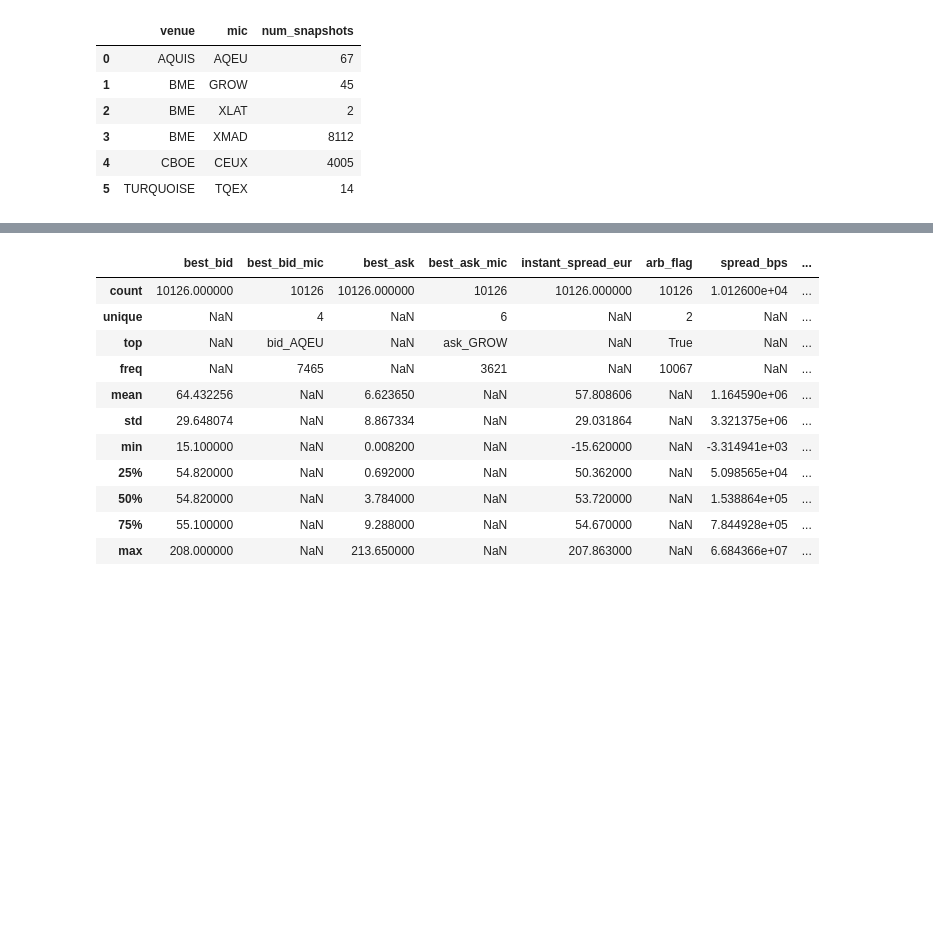
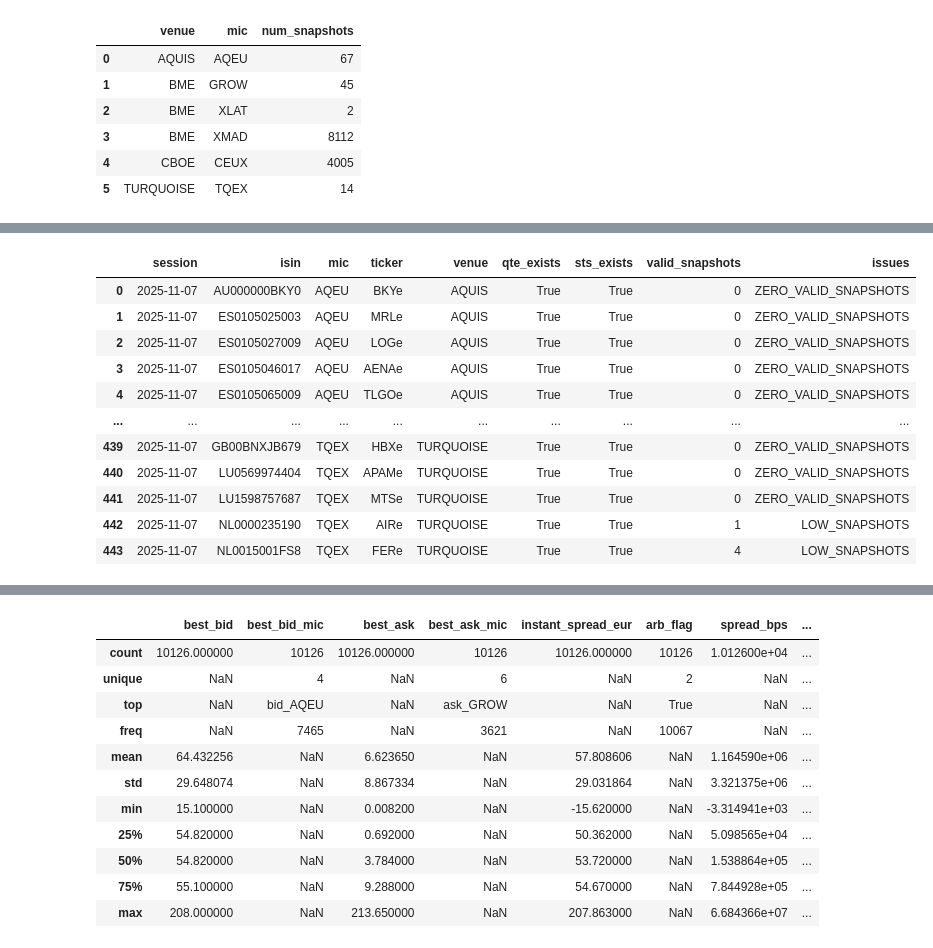
Before and after one commit to rodovilllapa210/PracticaRV, a Jupyter notebook: PracticaRV.ipynb, the cells around one changed output, grey strips where cells are left out. Cells and saved outputs as stored; diff of their text form; code cells hidden in the pictures; blank space fills up the shorter version.

Commit message:
Hito 2: Completados los 4 pasos de la práctica. Falta informe final

```diff
--- a/PracticaRV.ipynb
+++ b/PracticaRV.ipynb
@@ -283,0 +288,72 @@ display(summary)
+# %%
+# ---- Detección de anomalías en los libros disponibles ----
+anomalies = []
+
+for _, row in books_available.iterrows():
+    book_id = build_book_id(row["session"], row["isin"], row["mic"], row["ticker"])
+    issues = []
+
+    # 1) Verificar si existe archivo QTE
+    try:
+        qte_path = resolve_book_path(book_id, "QTE")
+        qte_exists = qte_path.exists()
+    except FileNotFoundError:
+        qte_exists = False
+        issues.append("QTE_MISSING")
+
+    # 2) Verificar si existe archivo STS
+    try:
+        sts_path = resolve_book_path(book_id, "STS")
+        sts_exists = sts_path.exists()
+    except FileNotFoundError:
+        sts_exists = False
+        issues.append("STS_MISSING")
+
+    # 3) Contar snapshots válidos (si ambos archivos existen)
+    valid_snapshots = 0
+    if qte_exists and sts_exists:
+        try:
+            qte_raw = load_qte(book_id)
+            qte_clean = clean_qte(qte_raw)
+            sts_raw = load_sts(book_id)
+            qte_active = restrict_quotes_to_trading(qte_clean, sts_raw, venue=row["venue"])
+            valid_snapshots = len(qte_active)
+
+            if valid_snapshots == 0:
+                issues.append("ZERO_VALID_SNAPSHOTS")
+            elif valid_snapshots < 10:
+                issues.append("LOW_SNAPSHOTS")
+        except Exception as e:
+            issues.append(f"PROCESSING_ERROR: {type(e).__name__}")
+
+    # 4) Verificar MIC desconocido
+    if row["mic"] not in MIC_TO_VENUE:
+        issues.append("UNKNOWN_MIC")
+
+    anomalies.append({
+        "session": row["session"],
+        "isin": row["isin"],
+        "mic": row["mic"],
+        "ticker": row["ticker"],
+        "venue": row["venue"],
+        "qte_exists": qte_exists,
+        "sts_exists": sts_exists,
+        "valid_snapshots": valid_snapshots,
+        "issues": ", ".join(issues) if issues else "OK",
+    })
+
+anomalies_df = pd.DataFrame(anomalies)
+
+# Resumen de anomalías
+print("=== RESUMEN DE ANOMALÍAS ===")
+print(f"Total libros descubiertos: {len(anomalies_df)}")
+print(f"Libros sin problemas: {(anomalies_df['issues'] == 'OK').sum()}")
+print(f"Libros con QTE faltante: {(~anomalies_df['qte_exists']).sum()}")
+print(f"Libros con STS faltante: {(~anomalies_df['sts_exists']).sum()}")
+print(f"Libros con 0 snapshots válidos: {(anomalies_df['valid_snapshots'] == 0).sum()}")
+print(f"Libros con < 10 snapshots: {(anomalies_df['valid_snapshots'] < 10).sum()}")
+print(f"MICs desconocidos: {anomalies_df[anomalies_df['issues'].str.contains('UNKNOWN_MIC', na=False)]['mic'].unique().tolist()}")
+
+print("\n=== DETALLE DE LIBROS CON ANOMALÍAS ===")
+display(anomalies_df[anomalies_df["issues"] != "OK"])
+# %% [output]
@@ -283,0 +370,12 @@ display(summary)
+|  | session | isin | mic | ticker | venue | qte_exists | sts_exists | valid_snapshots | issues |
+| 0 | 2025-11-07 | AU000000BKY0 | AQEU | BKYe | AQUIS | True | True | 0 | ZERO_VALID_SNAPSHOTS |
+| 1 | 2025-11-07 | ES0105025003 | AQEU | MRLe | AQUIS | True | True | 0 | ZERO_VALID_SNAPSHOTS |
+| 2 | 2025-11-07 | ES0105027009 | AQEU | LOGe | AQUIS | True | True | 0 | ZERO_VALID_SNAPSHOTS |
+| 3 | 2025-11-07 | ES0105046017 | AQEU | AENAe | AQUIS | True | True | 0 | ZERO_VALID_SNAPSHOTS |
+| 4 | 2025-11-07 | ES0105065009 | AQEU | TLGOe | AQUIS | True | True | 0 | ZERO_VALID_SNAPSHOTS |
+| ... | ... | ... | ... | ... | ... | ... | ... | ... | ... |
+| 439 | 2025-11-07 | GB00BNXJB679 | TQEX | HBXe | TURQUOISE | True | True | 0 | ZERO_VALID_SNAPSHOTS |
+| 440 | 2025-11-07 | LU0569974404 | TQEX | APAMe | TURQUOISE | True | True | 0 | ZERO_VALID_SNAPSHOTS |
+| 441 | 2025-11-07 | LU1598757687 | TQEX | MTSe | TURQUOISE | True | True | 0 | ZERO_VALID_SNAPSHOTS |
+| 442 | 2025-11-07 | NL0000235190 | TQEX | AIRe | TURQUOISE | True | True | 1 | LOW_SNAPSHOTS |
+| 443 | 2025-11-07 | NL0015001FS8 | TQEX | FERe | TURQUOISE | True | True | 4 | LOW_SNAPSHOTS |
```
Also changed, not shown: parts of 13 cells of this notebook, 3 other files.
